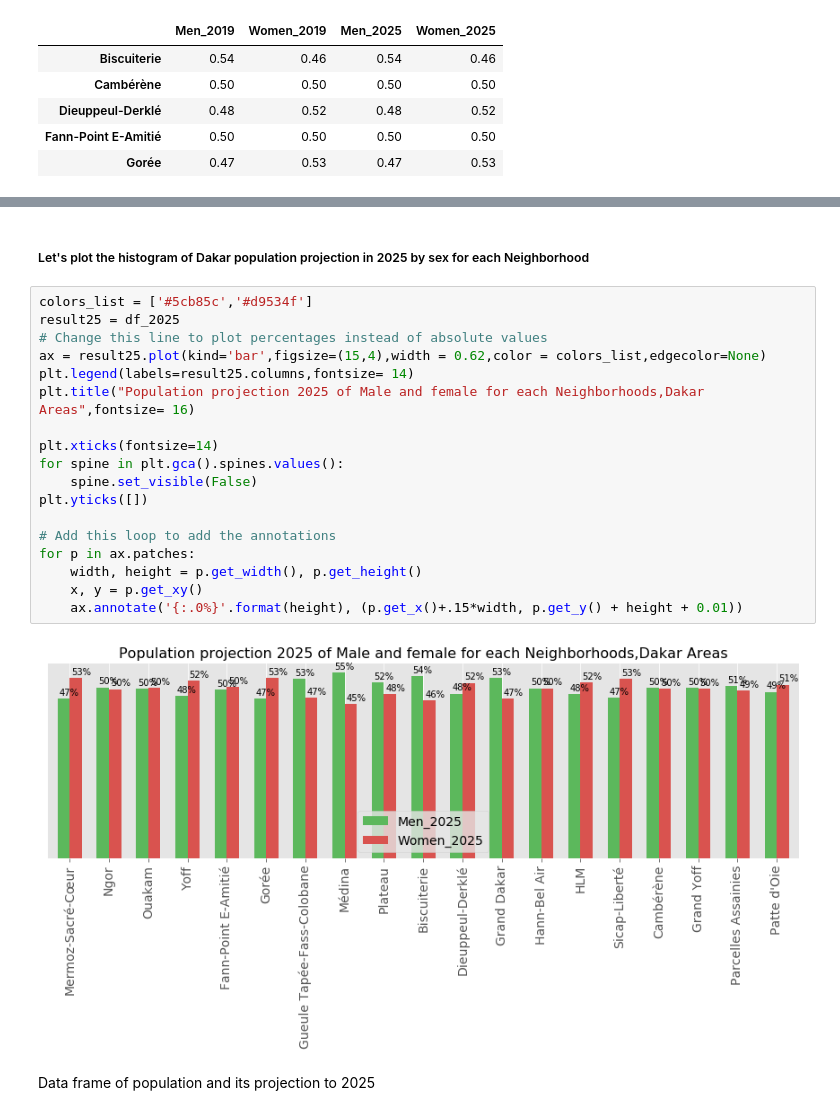
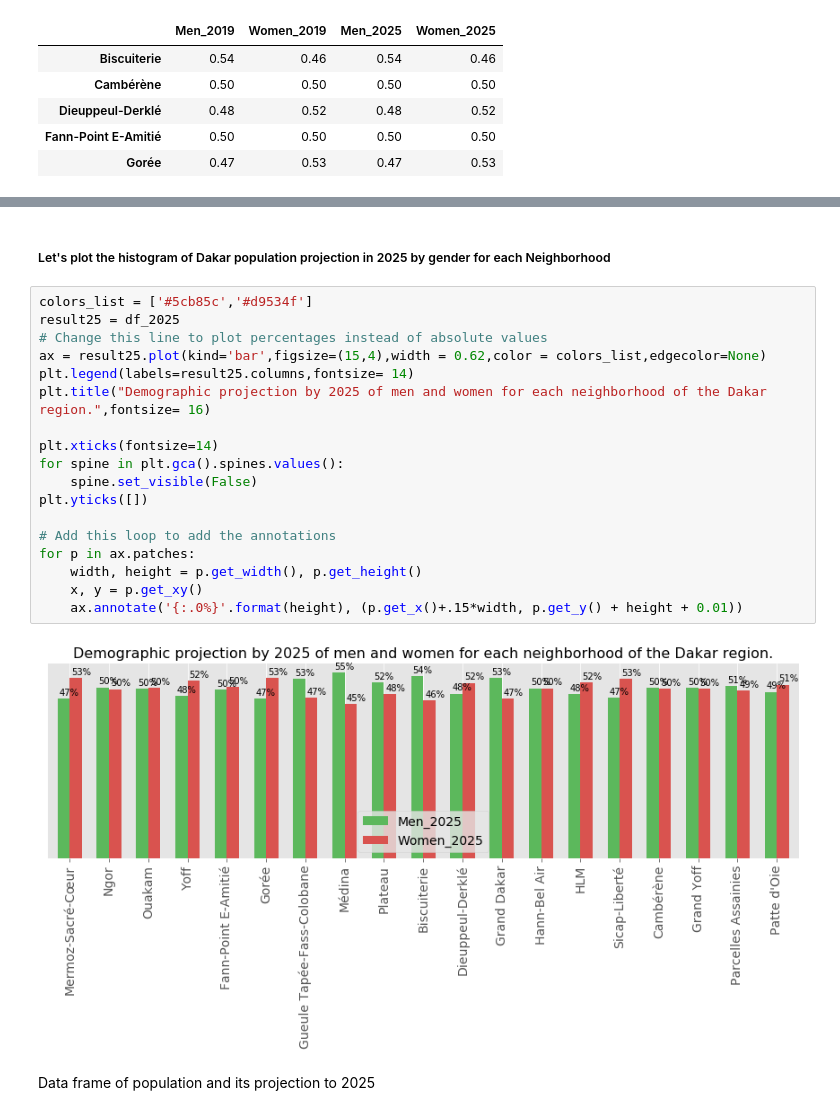
Before and after one commit to Amadou-SOULEY/Applied_Data_Science_Capstone, a Jupyter notebook: Capstone_Project_The-Battle-of-Neighborhoods.ipynb, the cells around one changed output, grey strips where cells are left out. Cells and saved outputs as stored; diff of their text form.

```diff
--- a/Capstone_Project_The-Battle-of-Neighborhoods.ipynb
+++ b/Capstone_Project_The-Battle-of-Neighborhoods.ipynb
@@ -208,25 +209,25 @@ for p in ax.patches:
 # %% [markdown]
-##### Let's plot the histogram of Dakar population projection in 2025 by sex for each Neighborhood
+##### Let's plot the histogram of Dakar population projection in 2025 by gender for each Neighborhood
 # %%
 colors_list = ['#5cb85c','#d9534f']
 result25 = df_2025
 # Change this line to plot percentages instead of absolute values
 ax = result25.plot(kind='bar',figsize=(15,4),width = 0.62,color = colors_list,edgecolor=None)
 plt.legend(labels=result25.columns,fontsize= 14)
-plt.title("Population projection 2025 of Male and female for each Neighborhoods,Dakar Areas",fontsize= 16)
+plt.title("Demographic projection by 2025 of men and women for each neighborhood of the Dakar region.",fontsize= 16)
 
 plt.xticks(fontsize=14)
 for spine in plt.gca().spines.values():
     spine.set_visible(False)
 plt.yticks([])
 
 # Add this loop to add the annotations
 for p in ax.patches:
     width, height = p.get_width(), p.get_height()
     x, y = p.get_xy()
     ax.annotate('{:.0%}'.format(height), (p.get_x()+.15*width, p.get_y() + height + 0.01))
 # %% [output]
-[figure, old version]
+[figure, new version]
 # %% [markdown]
 Data frame of population and its projection to 2025
 # %%
```
Also changed, not shown: parts of 25 cells of this notebook.
